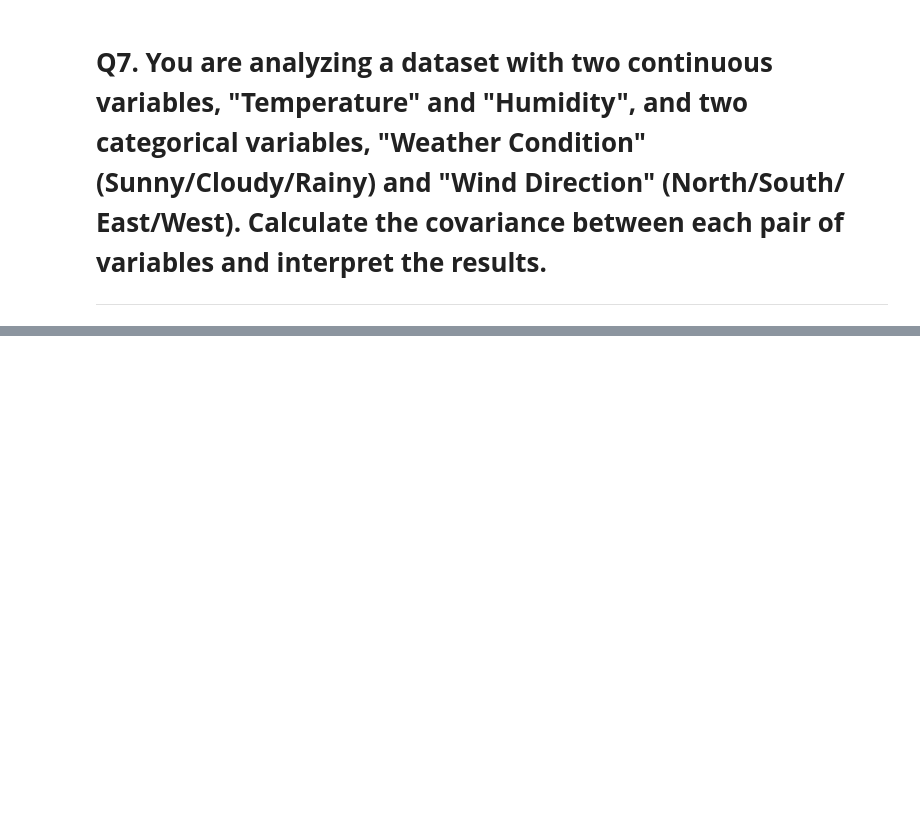
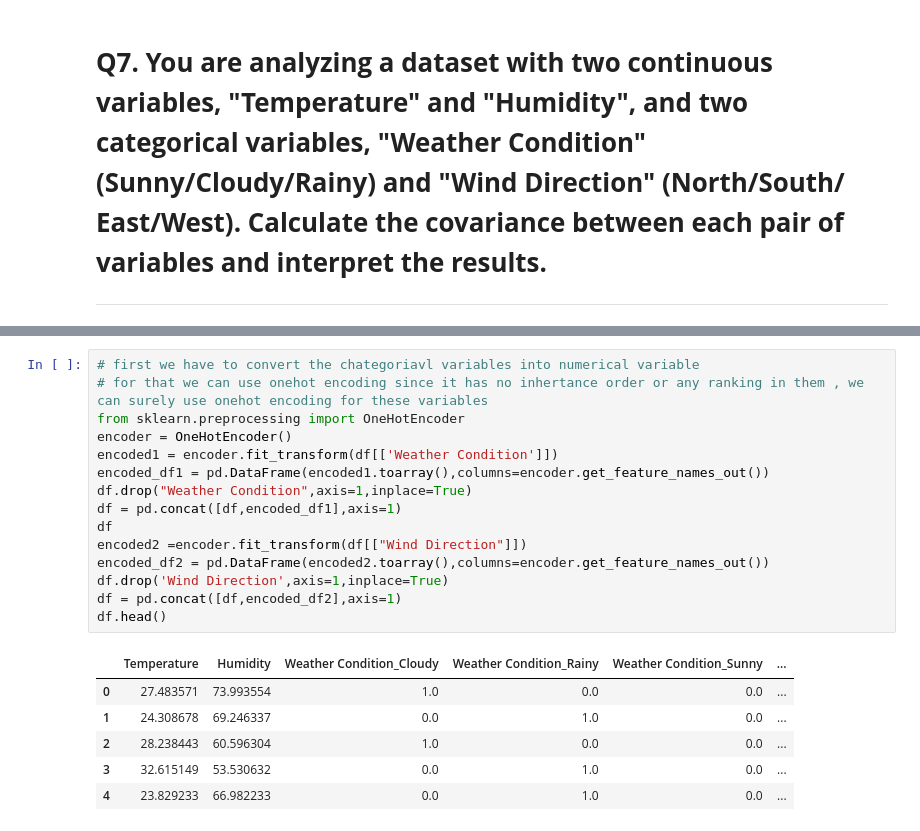
Before and after one commit to prashdev01/ML-assignments, a Jupyter notebook: 21Mar_ML_assignment.ipynb, the cells around one changed output, grey strips where cells are left out. Cells and saved outputs as stored; diff of their text form; blank space fills up the shorter version.

```diff
--- a/21Mar_ML_assignment.ipynb
+++ b/21Mar_ML_assignment.ipynb
@@ -61,0 +254,22 @@ Where
+# %%
+# first we have to convert the chategoriavl variables into numerical variable
+# for that we can use onehot encoding since it has no inhertance order or any ranking in them , we can surely use onehot encoding for these variables
+from sklearn.preprocessing import OneHotEncoder
+encoder = OneHotEncoder()
+encoded1 = encoder.fit_transform(df[['Weather Condition']])
+encoded_df1 = pd.DataFrame(encoded1.toarray(),columns=encoder.get_feature_names_out())
+df.drop("Weather Condition",axis=1,inplace=True)
+df = pd.concat([df,encoded_df1],axis=1)
+df
+encoded2 =encoder.fit_transform(df[["Wind Direction"]])
+encoded_df2 = pd.DataFrame(encoded2.toarray(),columns=encoder.get_feature_names_out())
+df.drop('Wind Direction',axis=1,inplace=True)
+df = pd.concat([df,encoded_df2],axis=1)
+df.head()
+# %% [output]
+|  | Temperature | Humidity | Weather Condition_Cloudy | Weather Condition_Rainy | Weather Condition_Sunny | ... |
+| 0 | 27.483571 | 73.993554 | 1.0 | 0.0 | 0.0 | ... |
+| 1 | 24.308678 | 69.246337 | 0.0 | 1.0 | 0.0 | ... |
+| 2 | 28.238443 | 60.596304 | 1.0 | 0.0 | 0.0 | ... |
+| 3 | 32.615149 | 53.530632 | 0.0 | 1.0 | 0.0 | ... |
+| 4 | 23.829233 | 66.982233 | 0.0 | 1.0 | 0.0 | ... |
```
Also changed, not shown: parts of 23 cells of this notebook, 3 other files.
